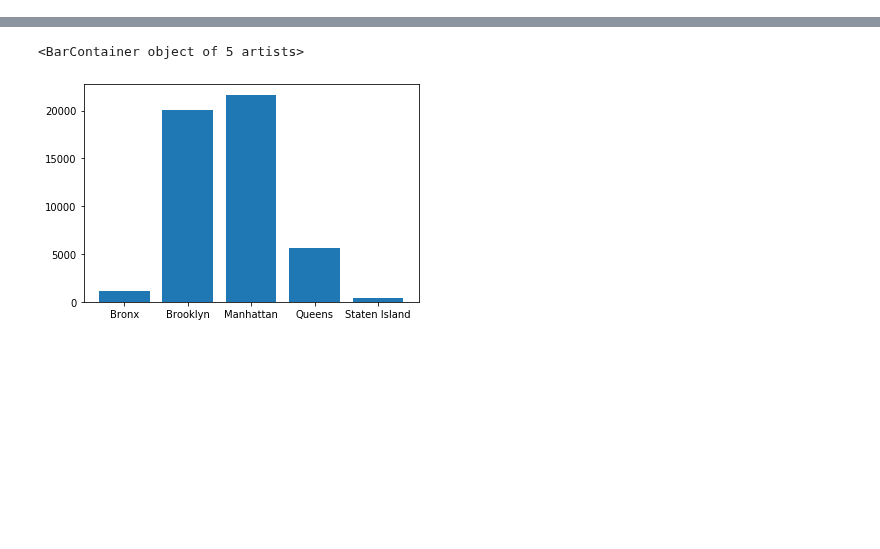
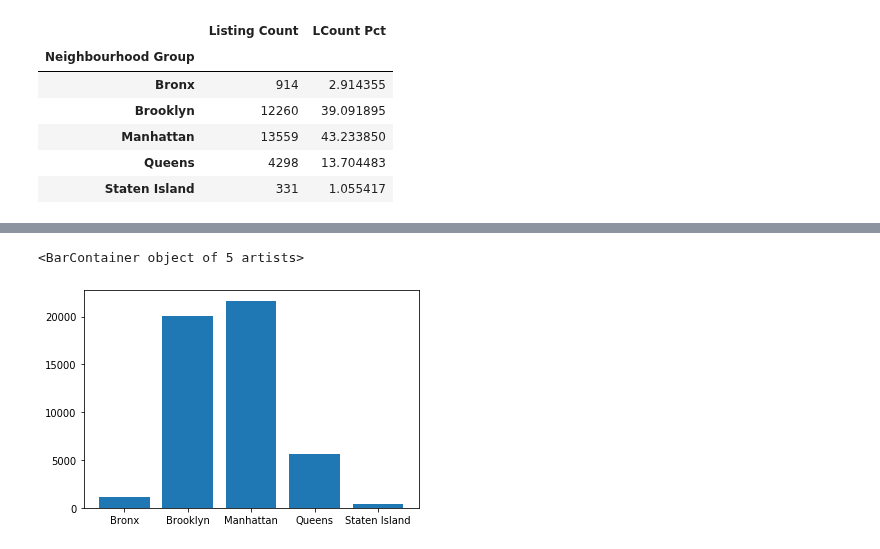
Before and after one commit to hayden4davey/Project1-Group2, a Jupyter notebook: arnold_data_analysis_1.ipynb, the cells around one changed output, grey strips where cells are left out. Cells and saved outputs as stored; diff of their text form; code cells hidden in the pictures; blank space fills up the shorter version.

```diff
--- a/arnold_data_analysis_1.ipynb
+++ b/arnold_data_analysis_1.ipynb
@@ -31,0 +43,18 @@ df_mn_data
+# %%
+grp_nyhs_bor = df_nyhs_cl.groupby(['Borough'])
+grp_airb_bor = df_airb.groupby(['Neighbourhood Group'])
+
+df_nyhs_bybor = pd.DataFrame({'Building Count':grp_nyhs_bor['Borough'].count(),
+                             'BCount Pct': (grp_nyhs_bor['Borough'].count()/df_nyhs_cl['Borough'].count()) * 100 })
+
+
+df_airb_bybor = pd.DataFrame({'Listing Count':grp_airb_bor['Neighbourhood Group'].count(),
+                             'LCount Pct' : (grp_airb_bor['Neighbourhood Group'].count()/df_airb['Neighbourhood Group'].count()) * 100 })
+# %% [output]
+|  | Listing Count | LCount Pct |
+| Neighbourhood Group |  |  |
+| Bronx | 914 | 2.914355 |
+| Brooklyn | 12260 | 39.091895 |
+| Manhattan | 13559 | 43.233850 |
+| Queens | 4298 | 13.704483 |
+| Staten Island | 331 | 1.055417 |
```
Also changed, not shown: parts of 8 cells of this notebook, 2 other files.
